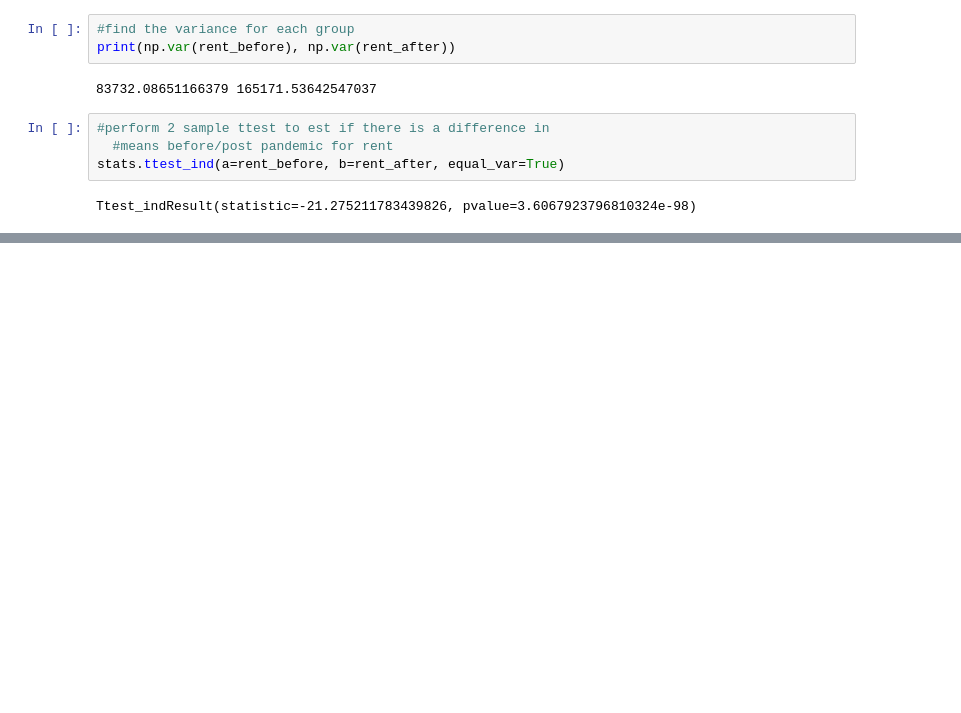
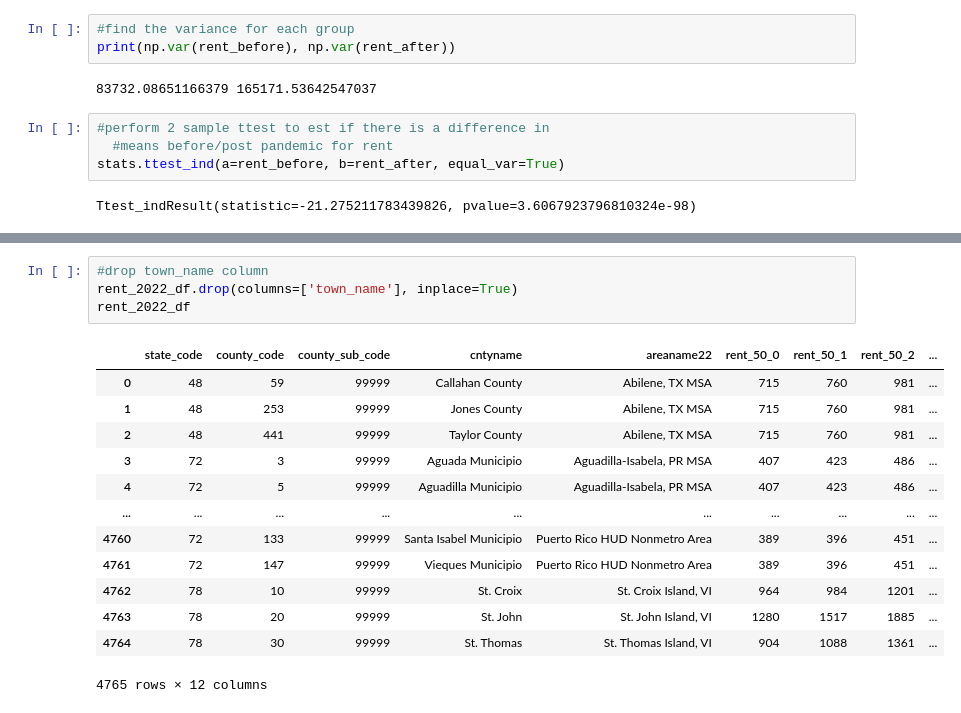
Before and after one commit to shumph10/Housing_Assistance_Analysis, a Jupyter notebook: ttest_project.ipynb, the cells around one changed output, grey strips where cells are left out. Cells and saved outputs as stored; diff of their text form; blank space fills up the shorter version.

```diff
--- a/ttest_project.ipynb
+++ b/ttest_project.ipynb
@@ -114,0 +155,18 @@ Ttest_indResult(statistic=-21.275211783439826, pvalue=3.6067923796810324e-98)
+# %%
+#drop town_name column
+rent_2022_df.drop(columns=['town_name'], inplace=True)
+rent_2022_df
+# %% [output]
+|  | state_code | county_code | county_sub_code | cntyname | areaname22 | rent_50_0 | rent_50_1 | rent_50_2 | ... |
+| 0 | 48 | 59 | 99999 | Callahan County | Abilene, TX MSA | 715 | 760 | 981 | ... |
+| 1 | 48 | 253 | 99999 | Jones County | Abilene, TX MSA | 715 | 760 | 981 | ... |
+| 2 | 48 | 441 | 99999 | Taylor County | Abilene, TX MSA | 715 | 760 | 981 | ... |
+| 3 | 72 | 3 | 99999 | Aguada Municipio | Aguadilla-Isabela, PR MSA | 407 | 423 | 486 | ... |
+| 4 | 72 | 5 | 99999 | Aguadilla Municipio | Aguadilla-Isabela, PR MSA | 407 | 423 | 486 | ... |
+| ... | ... | ... | ... | ... | ... | ... | ... | ... | ... |
+| 4760 | 72 | 133 | 99999 | Santa Isabel Municipio | Puerto Rico HUD Nonmetro Area | 389 | 396 | 451 | ... |
+| 4761 | 72 | 147 | 99999 | Vieques Municipio | Puerto Rico HUD Nonmetro Area | 389 | 396 | 451 | ... |
+| 4762 | 78 | 10 | 99999 | St. Croix | St. Croix Island, VI | 964 | 984 | 1201 | ... |
+| 4763 | 78 | 20 | 99999 | St. John | St. John Island, VI | 1280 | 1517 | 1885 | ... |
+| 4764 | 78 | 30 | 99999 | St. Thomas | St. Thomas Island, VI | 904 | 1088 | 1361 | ... |
+4765 rows × 12 columns
```
Also changed, not shown: parts of 4 cells of this notebook.
